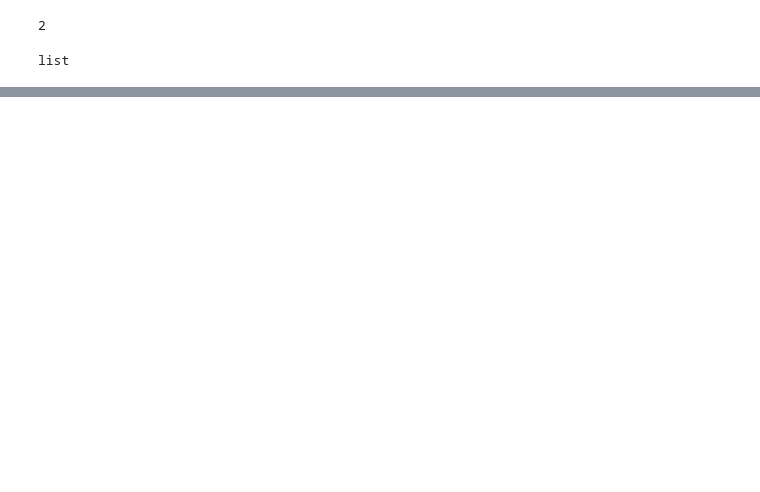
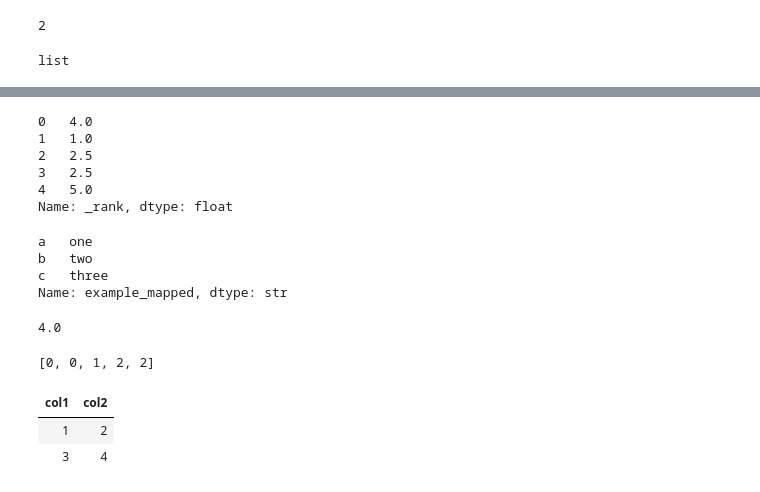
Before and after one commit to C5m7b4/atrax, a Jupyter notebook: SeriesPoc.ipynb, the cells around one changed output, grey strips where cells are left out. Saved outputs shown, nothing was run; the diff lists cells and outputs as text; code cells hidden in the pictures; blank space fills up the shorter version.

```diff
--- a/SeriesPoc.ipynb
+++ b/SeriesPoc.ipynb
@@ -577,0 +549,38 @@ s
+# %%
+s = tx.Series([3, 1, 2, 2, 4])
+ranked_s = s.rank(method='average', ascending=True)
+print(ranked_s)
+# %% [output]
+0   4.0
+1   1.0
+2   2.5
+3   2.5
+4   5.0
+Name: _rank, dtype: float
+# %%
+s = tx.Series([1, 2, 3], name='example', index=['a', 'b', 'c'])
+mapping = {1: 'one', 2: 'two', 3: 'three'}
+mapped_s = s.map(mapping)
+print(mapped_s)
+# %% [output]
+a   one
+b   two
+c   three
+Name: example_mapped, dtype: str
+# %%
+s = tx.Series([1, 2, 3, 4, 5])
+q_value = s.quantile(0.75)
+print(q_value)
+# %% [output]
+4.0
+# %%
+tx.cut([1, 2, 3, 4, 5], bins=3, precision=2, tie_breaker='upper')
+# %% [output]
+[0, 0, 1, 2, 2]
+# %%
+ds = tx.DataSet([{'col1': 1, 'col2': 2}, {'col1': 3, 'col2': 4}])
+ds
+# %% [output]
+| col1 | col2 |
+| 1 | 2 |
+| 3 | 4 |
```
Also changed, not shown: parts of 14 cells of this notebook, 16 other files.
